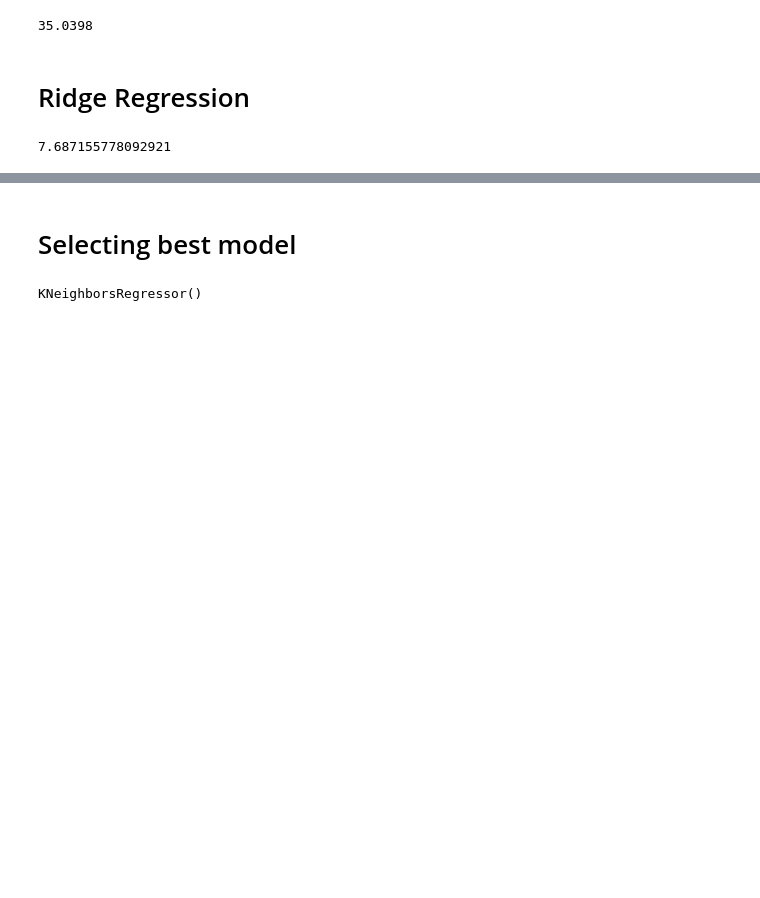
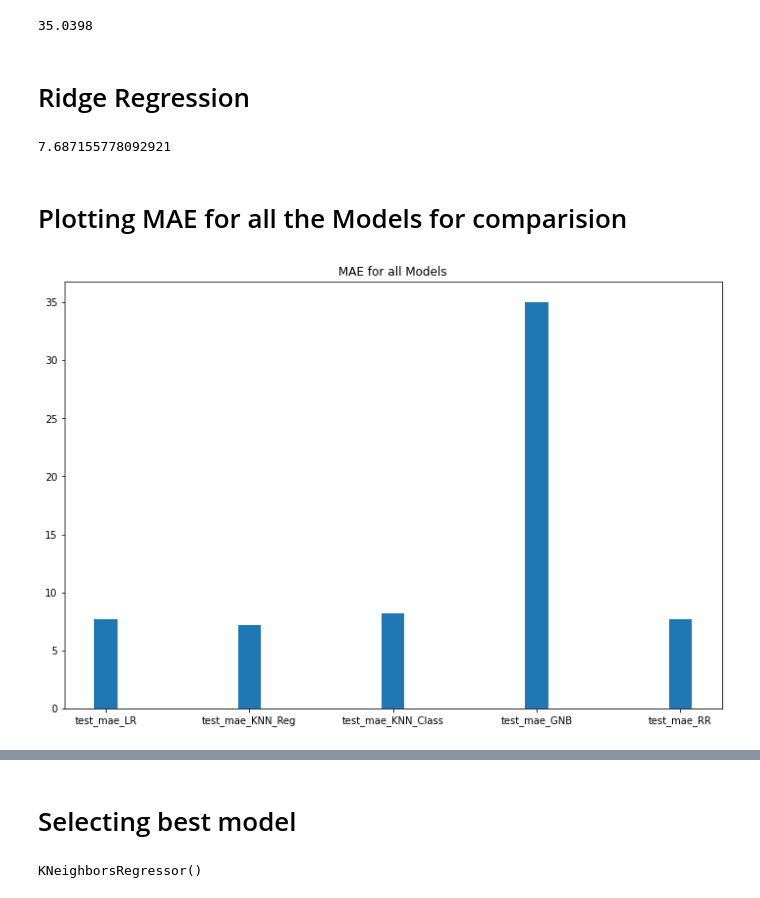
Before and after one commit to Akansh-a/Smart-Meters, a Jupyter notebook: 3.1 Train_Data.ipynb, the cells around one changed output, grey strips where cells are left out. Saved outputs shown, nothing was run; the diff lists cells and outputs as text; code cells hidden in the pictures; blank space fills up the shorter version.

```diff
--- a/3.1 Train_Data.ipynb
+++ b/3.1 Train_Data.ipynb
@@ -342,8 +344,8 @@ y_hat_test = model2.predict(X_test)
 test_mse = mean_squared_error(y_test, y_hat_test)
 test_rmse = np.sqrt(test_mse)
 # Mean Absolute Error
-test_mae = mean_absolute_error(y_test, y_hat_test)
-print(test_mae)
+test_mae_KNN_Reg = mean_absolute_error(y_test, y_hat_test)
+print(test_mae_KNN_Reg)
 # %% [output]
 7.20822
 # %%
@@ -360,8 +362,8 @@ y_hat_test = model3.predict(X_test)
 test_mse = mean_squared_error(y_test, y_hat_test)
 test_rmse = np.sqrt(test_mse)
 # Mean Absolute Error
-test_mae = mean_absolute_error(y_test, y_hat_test)
-print(test_mae)
+test_mae_KNN_Class = mean_absolute_error(y_test, y_hat_test)
+print(test_mae_KNN_Class)
 # %% [output]
 8.2378
 # %%
@@ -379,8 +381,8 @@ y_hat_test = model4.predict(X_test)
 test_mse = mean_squared_error(y_test, y_hat_test)
 test_rmse = np.sqrt(test_mse)
 # Mean Absolute Error
-test_mae = mean_absolute_error(y_test, y_hat_test)
-print(test_mae)
+test_mae_GNB = mean_absolute_error(y_test, y_hat_test)
+print(test_mae_GNB)
 # %% [output]
 35.0398
 # %%
@@ -396,10 +398,33 @@ y_hat_test = model5.predict(X_test)
 test_mse = mean_squared_error(y_test, y_hat_test)
 test_rmse = np.sqrt(test_mse)
 # Mean Absolute Error
-test_mae = mean_absolute_error(y_test, y_hat_test)
-print(test_mae)
+test_mae_RR = mean_absolute_error(y_test, y_hat_test)
+print(test_mae_RR)
 # %% [output]
 7.687155778092921
 # %%
 cv = RepeatedKFold(n_splits=10, n_repeats=3, random_state=1)
 Ridge_reg_score = cross_val_score(model5, X_train, y_train, cv=cv, scoring='r2').mean()
+# %% [markdown]
+# Plotting MAE for all the Models for comparision
+# %%
+f = plt.figure(figsize=(12, 8))
+a = plt.axes()
+
+col = [test_mae_LR, test_mae_KNN_Reg, test_mae_KNN_Class, test_mae_GNB, test_mae_RR]
+
+MAE = [10, 15, 20, 25, 30]
+
+# labels for bars
+tick_label = ['test_mae_LR', 'test_mae_KNN_Reg', 'test_mae_KNN_Class', 'test_mae_GNB', 'test_mae_RR']
+
+# plotting a bar chart
+a.bar(MAE, col, tick_label = tick_label)
+
+# plot title
+plt.title('MAE for all Models')
+
+# function to show the plot
+plt.show()
+# %% [output]
+[figure, added]
```
Also changed, not shown: parts of 3 cells of this notebook, 2 other files.
